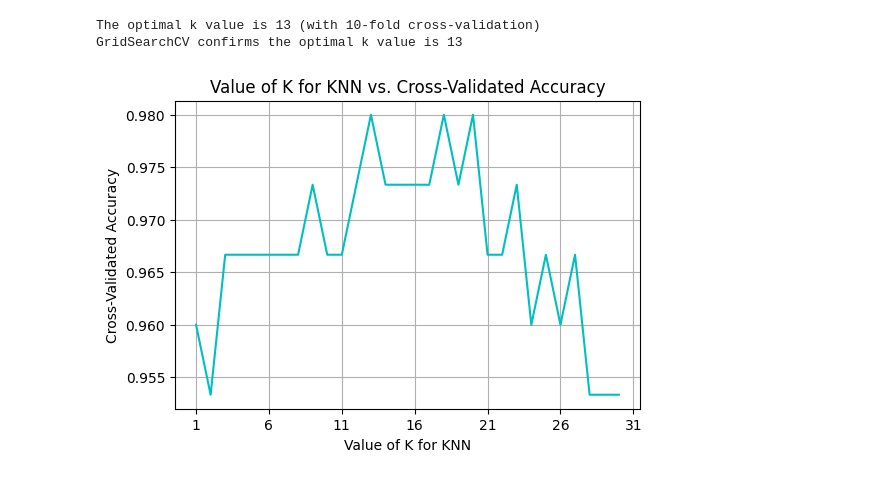
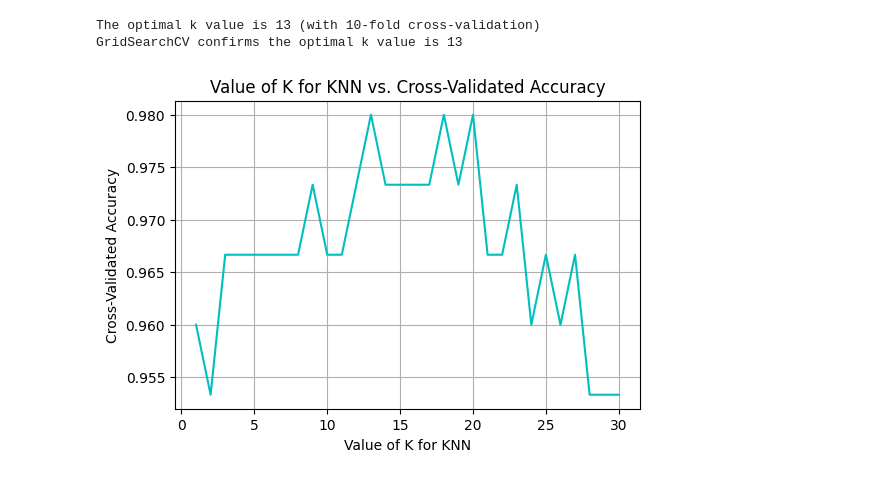
Before and after one commit to nicolerene91/Python_Notebook_Sewell, a Jupyter notebook: Iris.ipynb, the cells around one changed output. Cells and saved outputs as stored; diff of their text form; code cells hidden in the pictures.

```diff
--- a/Iris.ipynb
+++ b/Iris.ipynb
@@ -12,7 +12,7 @@ iris = datasets.load_iris()
 X = iris.data
 y = iris.target
 
-# Create a range of k values to evaluate (from 1 to 30)
+# Create a range of k values to evaluate
 k_range = range(1, 31)
 
 # Create empty lists to store cross-validation scores and the mean accuracy
@@ -24,32 +24,32 @@ for k in k_range:
     knn = KNeighborsClassifier(n_neighbors=k)
     scores = cross_val_score(knn, X, y, cv=10)
     cv_scores.append(scores)
     mean_accuracy.append(scores.mean())
 
 # Determine the optimal k value with the highest mean accuracy
 optimal_k = k_range[np.argmax(mean_accuracy)]
 
 # Plot 'Value of K for KNN' vs. 'Cross-Validated Accuracy'
 plt.figure(figsize=(6, 4))
 plt.plot(k_range, mean_accuracy, linestyle='-', color='c')
 plt.title('Value of K for KNN vs. Cross-Validated Accuracy')
 plt.xlabel('Value of K for KNN')
 plt.ylabel('Cross-Validated Accuracy')
-plt.xticks(np.arange(1, 32, step=5))  # Set x-axis positions to intervals of 5
+plt.xticks(np.arange(0, 31, step=5))  # Set x-axis positions to intervals of 5
 plt.grid(True)
 
 print(f"The optimal k value is {optimal_k} (with 10-fold cross-validation)")
 
 # Use GridSearchCV to confirm the optimal parameter
 param_grid = {'n_neighbors': k_range}
 grid_search = GridSearchCV(KNeighborsClassifier(), param_grid, cv=10)
 grid_search.fit(X, y)
 grid_optimal_k = grid_search.best_params_['n_neighbors']
 
 print(f"GridSearchCV confirms the optimal k value is {grid_optimal_k}\n")
 
 plt.show()
 # %% [output]
 The optimal k value is 13 (with 10-fold cross-validation)
 GridSearchCV confirms the optimal k value is 13
-[figure, old version]
+[figure, new version]
```
